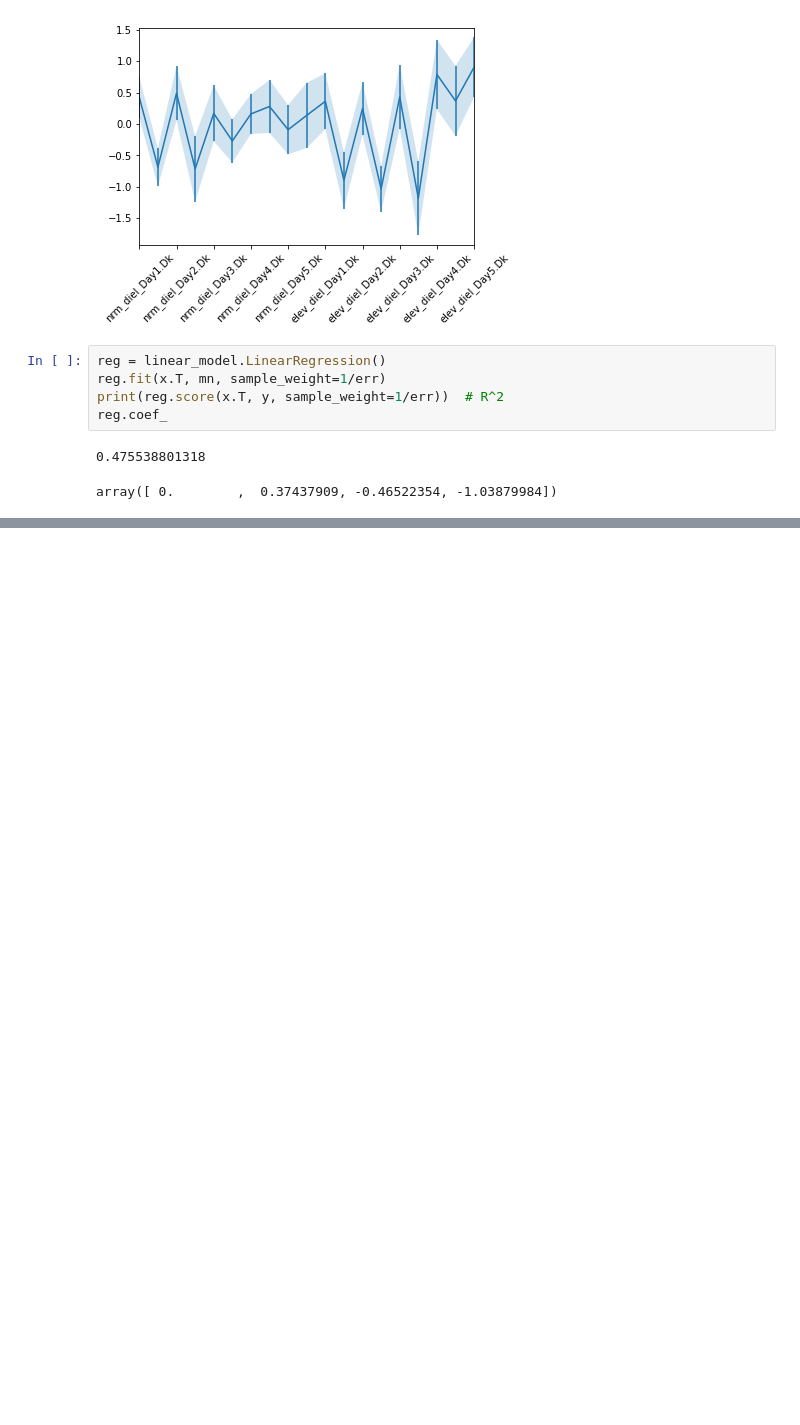
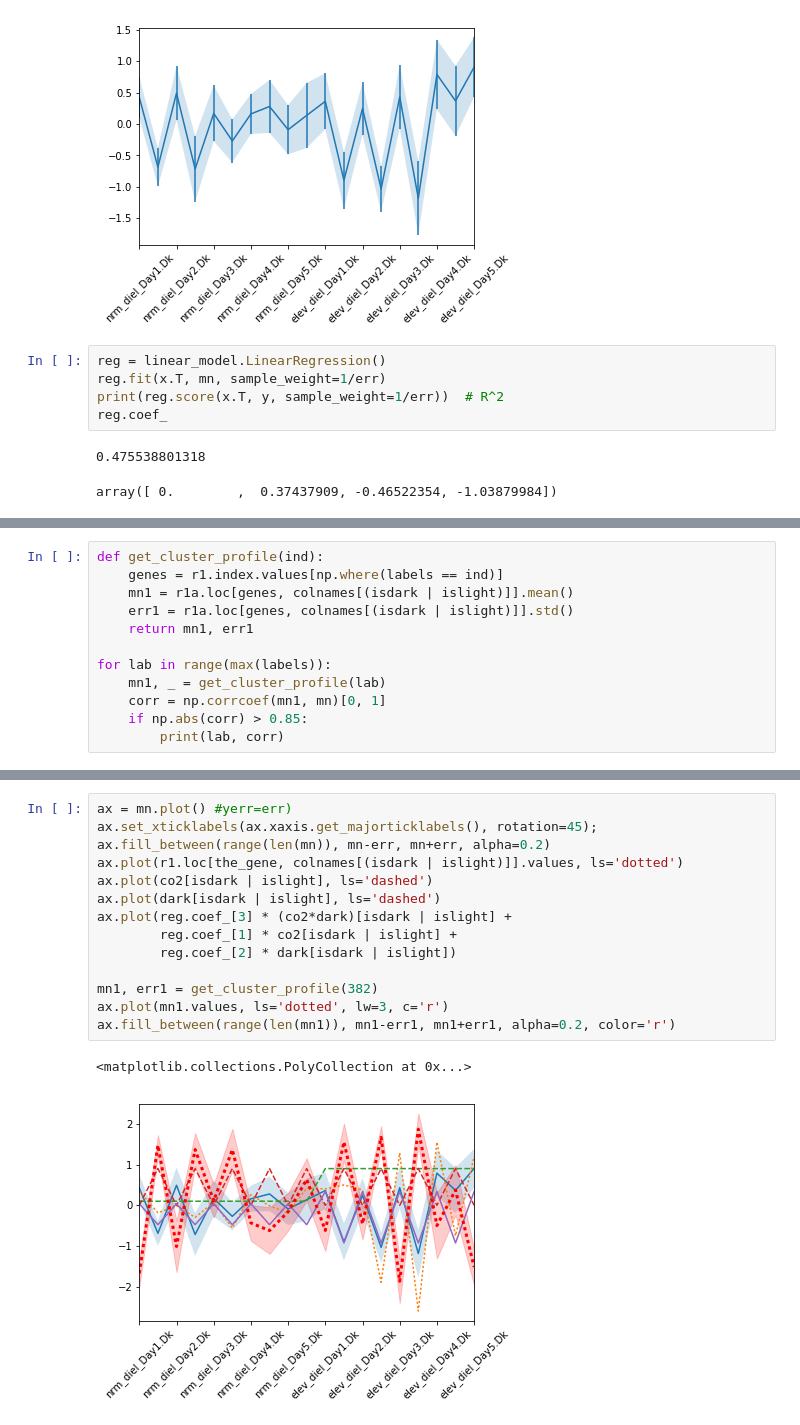
Before and after one commit to djreiss/diatoms, a Jupyter notebook: Untitled.ipynb, the cells around one changed output, grey strips where cells are left out. Saved outputs shown, nothing was run; the diff lists cells and outputs as text; blank space fills up the shorter version.

Commit message:
Cluster w interaction and one without (and negative)

```diff
--- a/Untitled.ipynb
+++ b/Untitled.ipynb
@@ -387,0 +392,12 @@ WLS Regression Results
+# %%
+def get_cluster_profile(ind):
+    genes = r1.index.values[np.where(labels == ind)]
+    mn1 = r1a.loc[genes, colnames[(isdark | islight)]].mean()
+    err1 = r1a.loc[genes, colnames[(isdark | islight)]].std()
+    return mn1, err1
+
+for lab in range(max(labels)):
+    mn1, _ = get_cluster_profile(lab)
+    corr = np.corrcoef(mn1, mn)[0, 1]
+    if np.abs(corr) > 0.85:
+        print(lab, corr)
@@ -387,0 +423,17 @@ WLS Regression Results
+# %%
+ax = mn.plot() #yerr=err)
+ax.set_xticklabels(ax.xaxis.get_majorticklabels(), rotation=45);
+ax.fill_between(range(len(mn)), mn-err, mn+err, alpha=0.2)
+ax.plot(r1.loc[the_gene, colnames[(isdark | islight)]].values, ls='dotted')
+ax.plot(co2[isdark | islight], ls='dashed')
+ax.plot(dark[isdark | islight], ls='dashed')
+ax.plot(reg.coef_[3] * (co2*dark)[isdark | islight] +
+        reg.coef_[1] * co2[isdark | islight] +
+        reg.coef_[2] * dark[isdark | islight])
+
+mn1, err1 = get_cluster_profile(382)
+ax.plot(mn1.values, ls='dotted', lw=3, c='r')
+ax.fill_between(range(len(mn1)), mn1-err1, mn1+err1, alpha=0.2, color='r')
+# %% [output]
+<matplotlib.collections.PolyCollection at 0x...>
+[figure, added]
```
Also changed, not shown: parts of 7 cells of this notebook.
